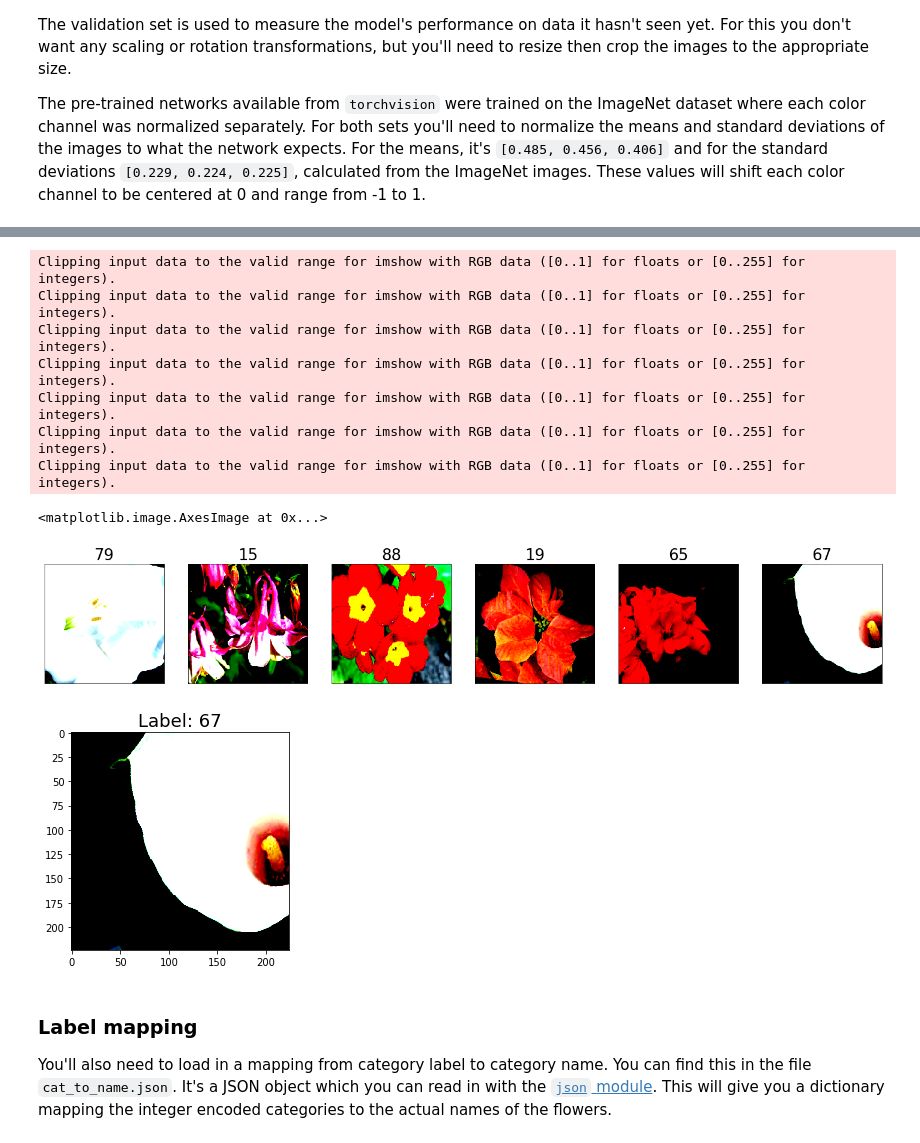
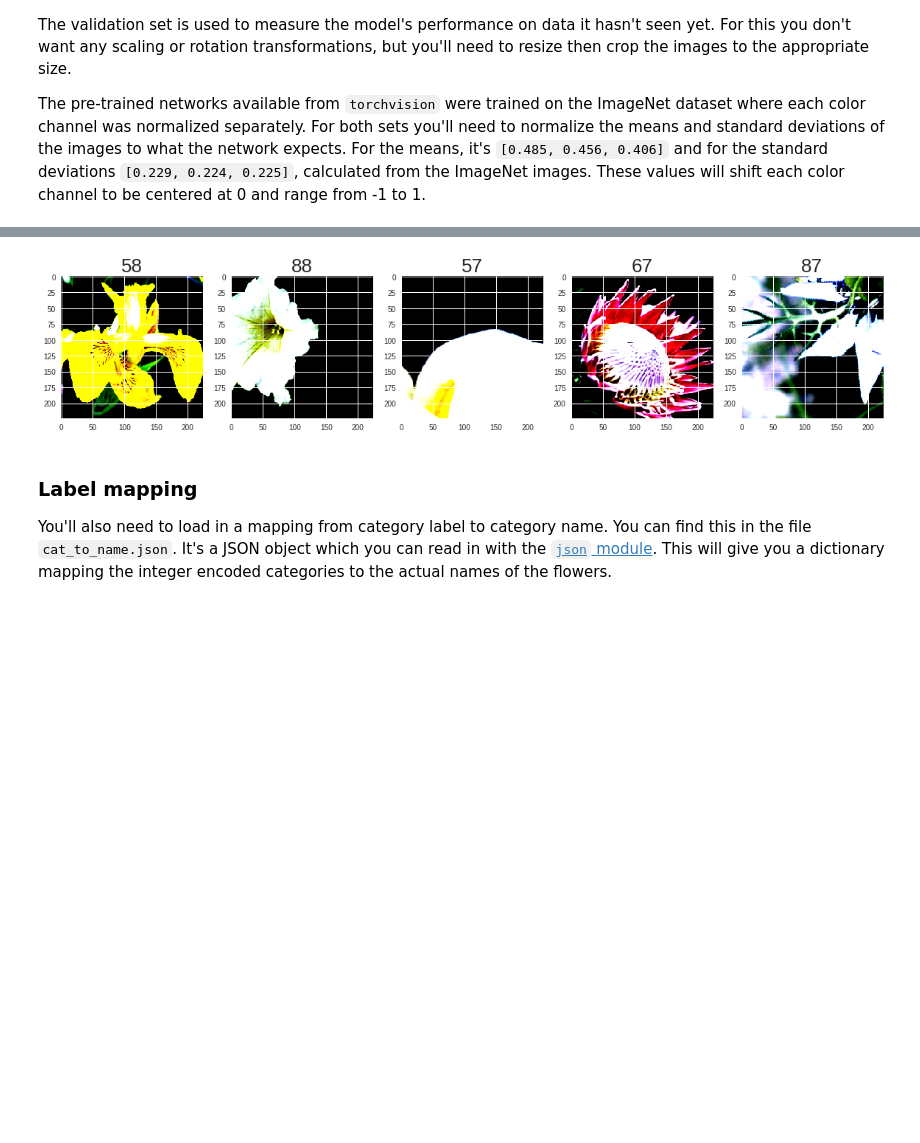
Before and after one commit to GedasGa/pytorch-scholarship-challenge, a Jupyter notebook: lab-project/Image-classifier/Image Classifier Project.ipynb, the cells around one changed output, grey strips where cells are left out. Drawn from its saved outputs; the diff is of its cells as text; code cells hidden in the pictures; blank space fills up the shorter version.

Commit message:
Build and train the classifier, load checkpoint, make prediction

```diff
--- a/lab-project/Image-classifier/Image Classifier Project.ipynb
+++ b/lab-project/Image-classifier/Image Classifier Project.ipynb
@@ -49,10 +75,11 @@ The pre-trained networks available from `torchvision` were trained on the ImageN
 # %%
-data_dir = './flower_data'
+data_dir = './drive/My Drive/Colab Notebooks/lab-project/Image-classifier/flower_data_full'
 train_dir = data_dir + '/train'
 valid_dir = data_dir + '/valid'
+test_dir = data_dir + '/test'
 
 # get current working dir
 print(os.getcwd())
-# get current dir content
+# get current data_dir content
 print(os.listdir(data_dir))
 # %% [output]
@@ -95,32 +130,23 @@ Number of validation images:  818
 # %%
-## Visualize some sample data
-## Credit: Soumya Ranjan Behera
+ ## Visualize some sample data
 
-# obtain one batch of training images
-images, labels = next(iter(dataloaders['training']))
-images = images.numpy() # convert images to numpy for display
+# Get one batch of training data
+images, labels = next(iter(dataloaders['train']))
 
-# plot the images in the batch, along with the corresponding labels
-fig = plt.figure(figsize=(25, 4))
-for idx in np.arange(6):
-    ax = fig.add_subplot(1, 6, idx+1, xticks=[], yticks=[])
-    ax.set_title(os.listdir(train_dir)[labels[idx]], fontsize=26)
-    plt.imshow(np.transpose(images[idx], (1, 2, 0)))
+# Show the images with the corresponding labels
+def Visualize(images, labels, img_count):
+    # PyTorch tensors assume the color channel is the first dimension
+    # but matplotlib assumes is the third dimension
+    images = images.numpy()
+    fig = plt.figure(figsize = (20, 5))
+    for idx in np.arange(1, img_count + 1):
+        ax = fig.add_subplot(1, img_count, idx)
+        ax.set_title(os.listdir(train_dir)[labels[idx]], fontsize = 26)
+        plt.imshow(np.clip(images[idx], 0, 1).transpose((1, 2, 0)))
 
-fig, ax = plt.subplots()
-ax.set_title('Label: ' + os.listdir(train_dir)[labels[idx]], fontsize=18)
-plt.imshow(np.transpose(images[idx], (1, 2, 0)))
+Visualize(images, labels, 5)
 # %% [output]
-Clipping input data to the valid range for imshow with RGB data ([0..1] for floats or [0..255] for integers).
-Clipping input data to the valid range for imshow with RGB data ([0..1] for floats or [0..255] for integers).
-Clipping input data to the valid range for imshow with RGB data ([0..1] for floats or [0..255] for integers).
-Clipping input data to the valid range for imshow with RGB data ([0..1] for floats or [0..255] for integers).
-Clipping input data to the valid range for imshow with RGB data ([0..1] for floats or [0..255] for integers).
-Clipping input data to the valid range for imshow with RGB data ([0..1] for floats or [0..255] for integers).
-Clipping input data to the valid range for imshow with RGB data ([0..1] for floats or [0..255] for integers).
-<matplotlib.image.AxesImage at 0x...>
-[figure, old version]
+[figure, new version]
-[figure, removed]
 # %% [markdown]
 ### Label mapping
 
```
Also changed, not shown: parts of 25 cells of this notebook.
